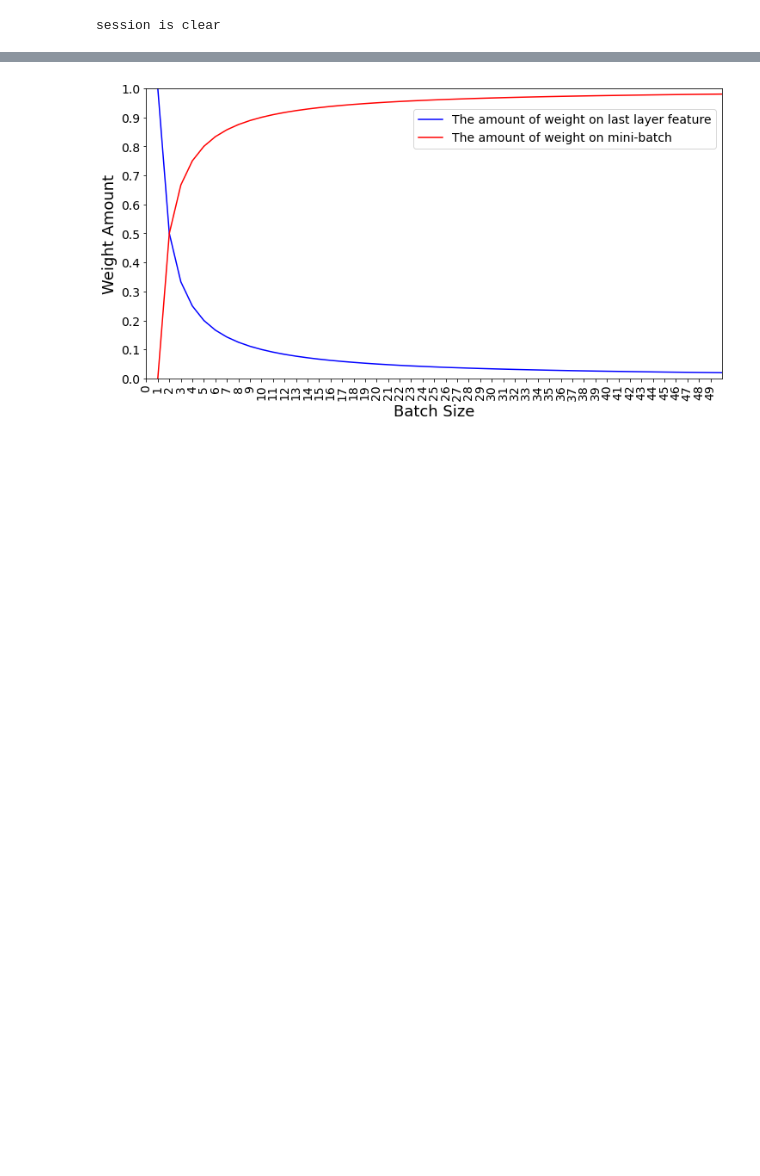
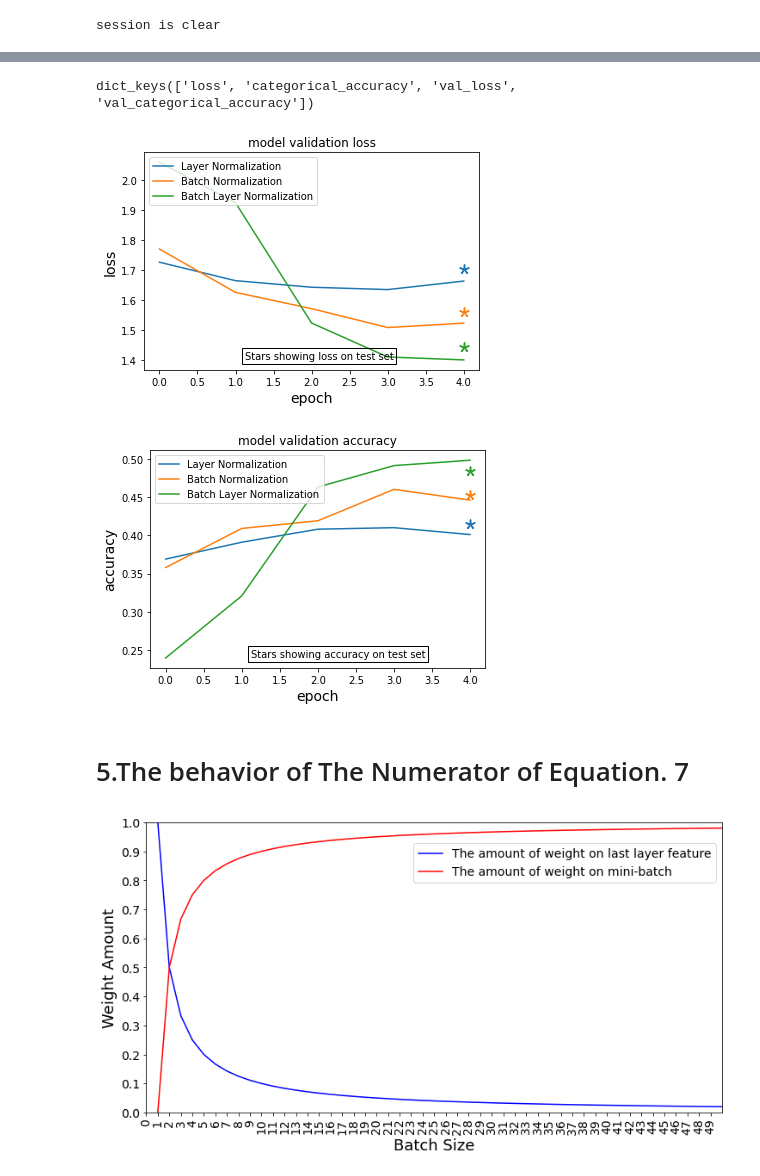
Before and after one commit to A2Amir/Batch-Layer-Normalization, a Jupyter notebook: Cifar10_Test.ipynb, the cells around one changed output, grey strips where cells are left out. Saved outputs shown, nothing was run; the diff lists cells and outputs as text; code cells hidden in the pictures; blank space fills up the shorter version.

Commit message:
Cifar Test Updated

```diff
--- a/Cifar10_Test.ipynb
+++ b/Cifar10_Test.ipynb
@@ -253,7 +259,7 @@ def bn_keras_model(inputshape= (32,32,3), units1 = 512,
 
     return tf.keras.Model(inputs = [input_lyr], outputs = [output_lyr])
 # %%
-model_bn_keras = bn_keras_model(inputshape= (32,32,3), units1 = 512,
+model_bn_keras = bn_keras_model(inputshape= (32,32,3),
                                 num_classes = 10, random_seed = 100,
                                 batch_size = minibatch)
 model_bn_keras.summary()
@@ -308,3 +314,3 @@ Epoch 5/5
 # %%
-model_bn_keras.evaluate(test_dataset)
+model_bn_keras_test_history  = model_bn_keras.evaluate(test_dataset)
 # %% [output]
@@ -354,7 +363,7 @@ def ln_keras_model(inputshape= (32,32,3), units1 = 512,
 
     return tf.keras.Model(inputs = [input_lyr], outputs = [output_lyr])
 # %%
-model_ln_keras = ln_keras_model(inputshape= (32,32,3), units1 = 512,
+model_ln_keras = ln_keras_model(inputshape= (32,32,3),
                                 num_classes = 10, random_seed = 100,
                                 batch_size = minibatch)
 model_ln_keras.summary()
@@ -409,3 +418,3 @@ Epoch 5/5
 # %%
-model_ln_keras.evaluate(test_dataset)
+model_ln_keras_test_history = model_ln_keras.evaluate(test_dataset)
 # %% [output]
@@ -419,3 +429,46 @@ session is clear
+# %%
+# list all data in history
+print(model_ln_keras_history.history.keys())
+# summarize history for accuracy
+
+
+plt.figsize=(12, 6)
+plt.plot(model_ln_keras_history.history['val_loss'])
+plt.plot(model_bn_keras_history.history['val_loss'])
+plt.plot(model_bln_layer_history.history['val_loss'])
+plt.scatter(4, model_ln_keras_test_history[0], s=80,  marker=(5, 2))
+plt.scatter(4, model_bn_keras_test_history[0], s=80,  marker=(5, 2))
+plt.scatter(4,evaluation[0][1][0], s=80,  marker=(5, 2))
+
+plt.title('model validation loss')
+plt.ylabel('loss',fontsize=14)
+plt.xlabel('epoch',fontsize=14)
+plt.legend(['Layer Normalization', 'Batch Normalization','Batch Layer Normalization' ], loc='upper left')
+ax = plt.gca()
+ax.text(0.3,0.05,'Stars showing loss on test set',transform=ax.transAxes, bbox=dict(facecolor='none',edgecolor='black',boxstyle='square'))
+plt.show()
+import matplotlib.patches as mpatches
+
+plt.plot(model_ln_keras_history.history['val_categorical_accuracy'])
+plt.plot(model_bn_keras_history.history['val_categorical_accuracy'])
+plt.plot(model_bln_layer_history.history['val_categorical_accuracy'])
+plt.scatter(4, model_ln_keras_test_history[1], s=80,  marker=(5, 2))
+plt.scatter(4, model_bn_keras_test_history[1], s=80,  marker=(5, 2))
+plt.scatter(4, evaluation[0][1][1], s=80,  marker=(5, 2))
+
+plt.title('model validation accuracy')
+plt.ylabel('accuracy', fontsize=14)
+plt.xlabel('epoch',fontsize=14)
+plt.legend(['Layer Normalization', 'Batch Normalization','Batch Layer Normalization' ], loc='upper left')
+ax = plt.gca()
+ax.text(0.3,0.05,'Stars showing accuracy on test set',transform=ax.transAxes, bbox=dict(facecolor='none',edgecolor='black',boxstyle='square'))
+plt.show()
+# %% [output]
+dict_keys(['loss', 'categorical_accuracy', 'val_loss', 'val_categorical_accuracy'])
+[figure, added]
+[figure, added]
+# %% [markdown]
+# 5.The behavior of The Numerator of Equation. 7
 # %%
 f,b = [], []
 for i in range(50):
```
Also changed, not shown: parts of 18 cells of this notebook.
